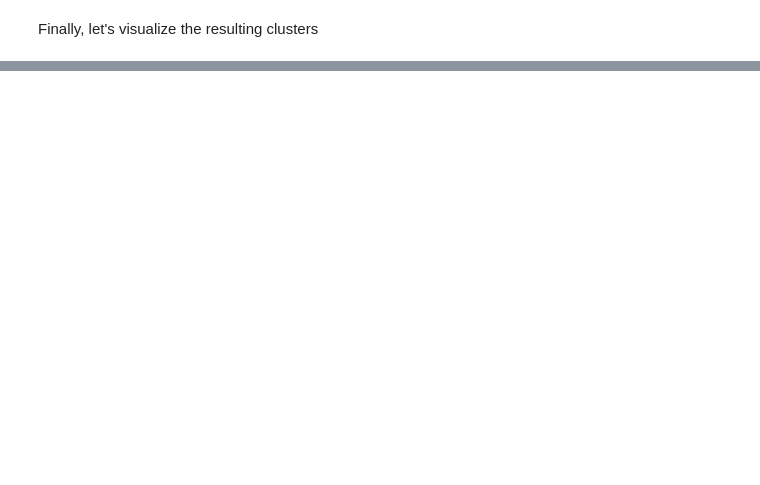
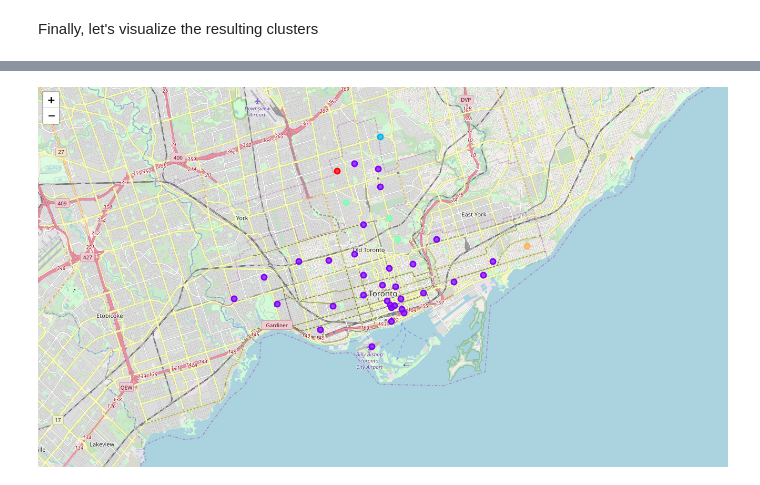
Before and after one commit to Dirkmd/Coursera_Capstone, a Jupyter notebook: Neighborhoods-Toronto-Part3.ipynb, the cells around one changed output, grey strips where cells are left out. Drawn from its saved outputs; the diff is of its cells as text; code cells hidden in the pictures; blank space fills up the shorter version.

```diff
--- a/Neighborhoods-Toronto-Part3.ipynb
+++ b/Neighborhoods-Toronto-Part3.ipynb
@@ -534,3 +534,8 @@ map_clusters
 [interactive output not drawn]
 # %% [markdown]
 <img src="map_clusters.jpg">
+# %%
+import IPython
+IPython.display.Image("map_clusters.jpg", embed=True)
+# %% [output]
+[figure, added]
```
